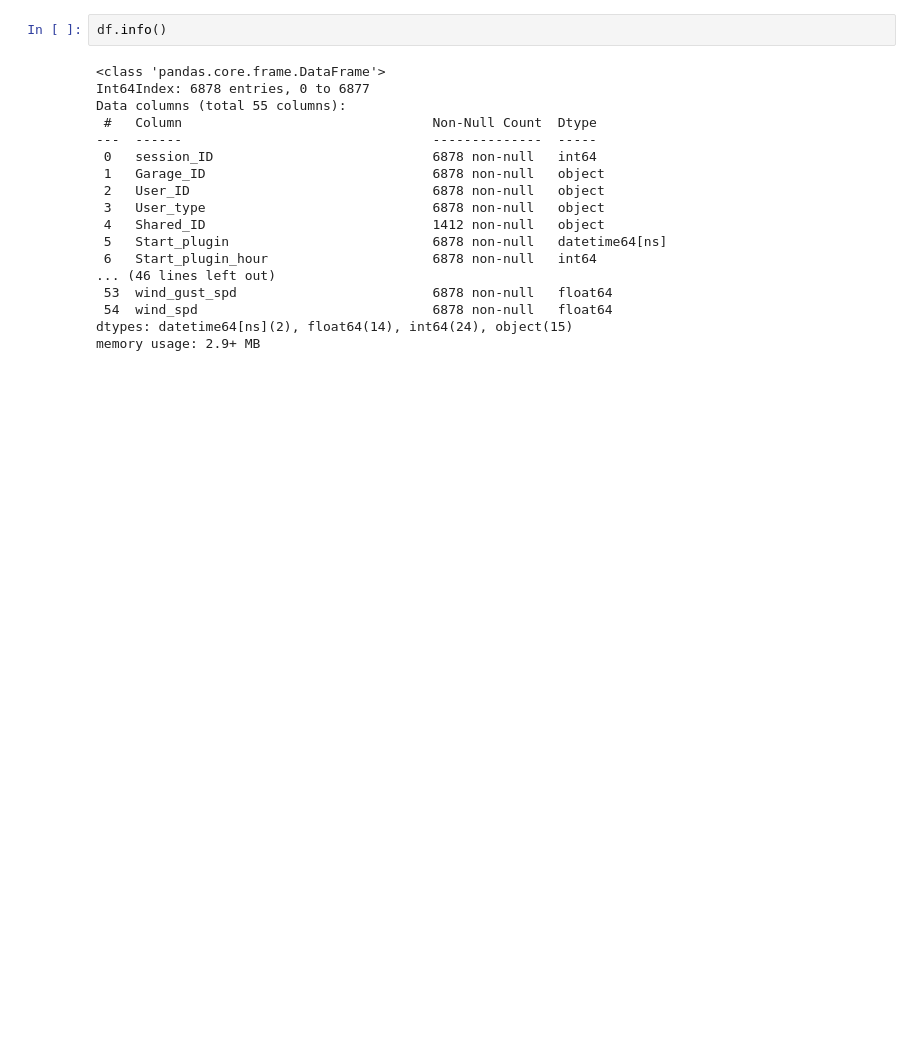
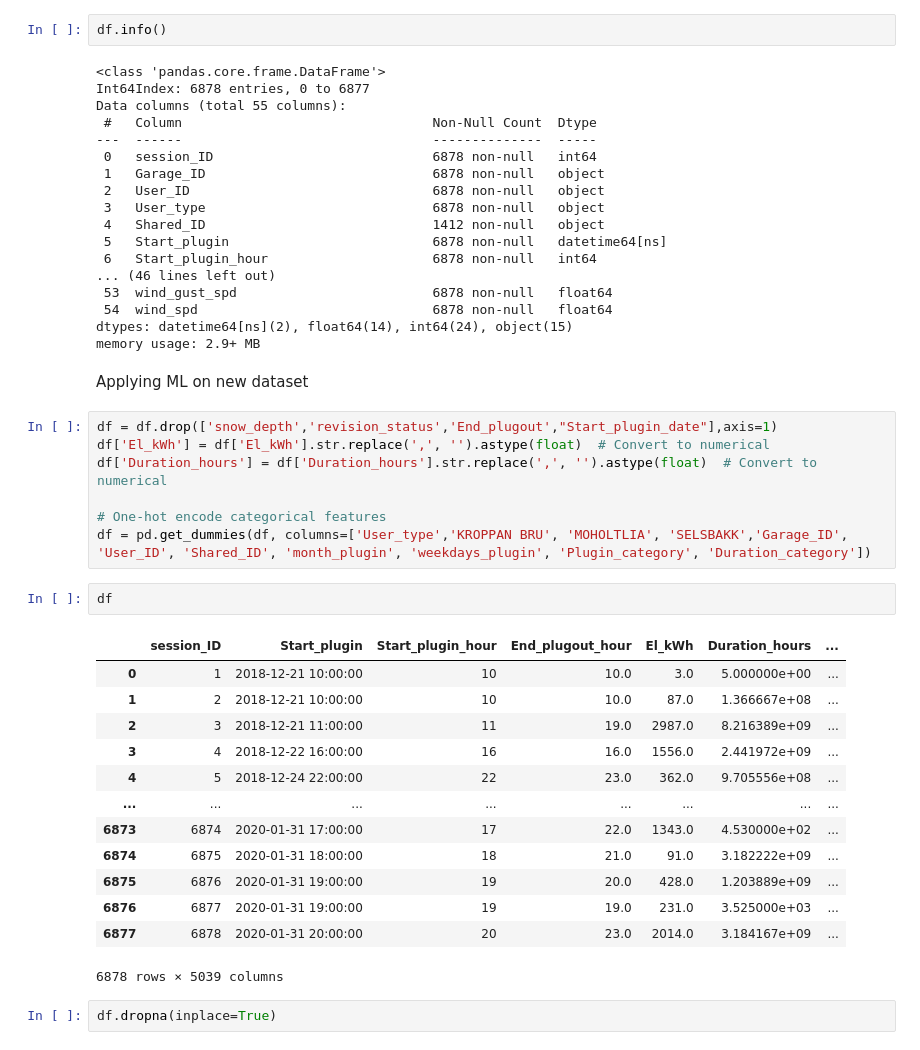
Before and after one commit to 7ashiorkor7/Residential-EV-Charging, a Jupyter notebook: evchargingduration.ipynb, the cells around one changed output. Drawn from its saved outputs; the diff is of its cells as text; blank space fills up the shorter version.

Commit message:
applying ML to new data set

```diff
--- a/evchargingduration.ipynb
+++ b/evchargingduration.ipynb
@@ -556,3 +556,30 @@ Data columns (total 55 columns):
  54  wind_spd                              6878 non-null   float64
 dtypes: datetime64[ns](2), float64(14), int64(24), object(15)
 memory usage: 2.9+ MB
+# %% [markdown]
+Applying ML on new dataset
+# %%
+df = df.drop(['snow_depth','revision_status','End_plugout',"Start_plugin_date"],axis=1)
+df['El_kWh'] = df['El_kWh'].str.replace(',', '').astype(float)  # Convert to numerical
+df['Duration_hours'] = df['Duration_hours'].str.replace(',', '').astype(float)  # Convert to numerical
+
+# One-hot encode categorical features
+df = pd.get_dummies(df, columns=['User_type','KROPPAN BRU', 'MOHOLTLIA', 'SELSBAKK','Garage_ID', 'User_ID', 'Shared_ID', 'month_plugin', 'weekdays_plugin', 'Plugin_category', 'Duration_category'])
+# %%
+df
+# %% [output]
+|  | session_ID | Start_plugin | Start_plugin_hour | End_plugout_hour | El_kWh | Duration_hours | ... |
+| 0 | 1 | 2018-12-21 10:00:00 | 10 | 10.0 | 3.0 | 5.000000e+00 | ... |
+| 1 | 2 | 2018-12-21 10:00:00 | 10 | 10.0 | 87.0 | 1.366667e+08 | ... |
+| 2 | 3 | 2018-12-21 11:00:00 | 11 | 19.0 | 2987.0 | 8.216389e+09 | ... |
+| 3 | 4 | 2018-12-22 16:00:00 | 16 | 16.0 | 1556.0 | 2.441972e+09 | ... |
+| 4 | 5 | 2018-12-24 22:00:00 | 22 | 23.0 | 362.0 | 9.705556e+08 | ... |
+| ... | ... | ... | ... | ... | ... | ... | ... |
+| 6873 | 6874 | 2020-01-31 17:00:00 | 17 | 22.0 | 1343.0 | 4.530000e+02 | ... |
+| 6874 | 6875 | 2020-01-31 18:00:00 | 18 | 21.0 | 91.0 | 3.182222e+09 | ... |
+| 6875 | 6876 | 2020-01-31 19:00:00 | 19 | 20.0 | 428.0 | 1.203889e+09 | ... |
+| 6876 | 6877 | 2020-01-31 19:00:00 | 19 | 19.0 | 231.0 | 3.525000e+03 | ... |
+| 6877 | 6878 | 2020-01-31 20:00:00 | 20 | 23.0 | 2014.0 | 3.184167e+09 | ... |
+6878 rows × 5039 columns
+# %%
+df.dropna(inplace=True)
```
Also changed, not shown: parts of 5 cells of this notebook.
